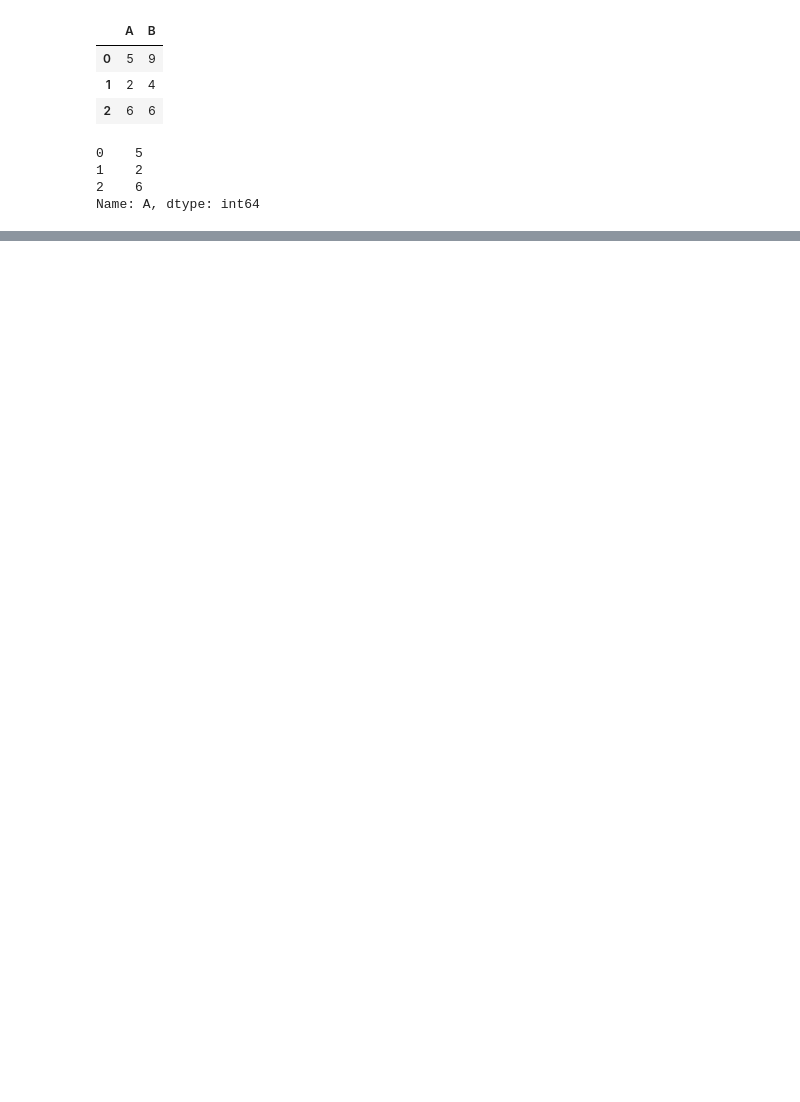
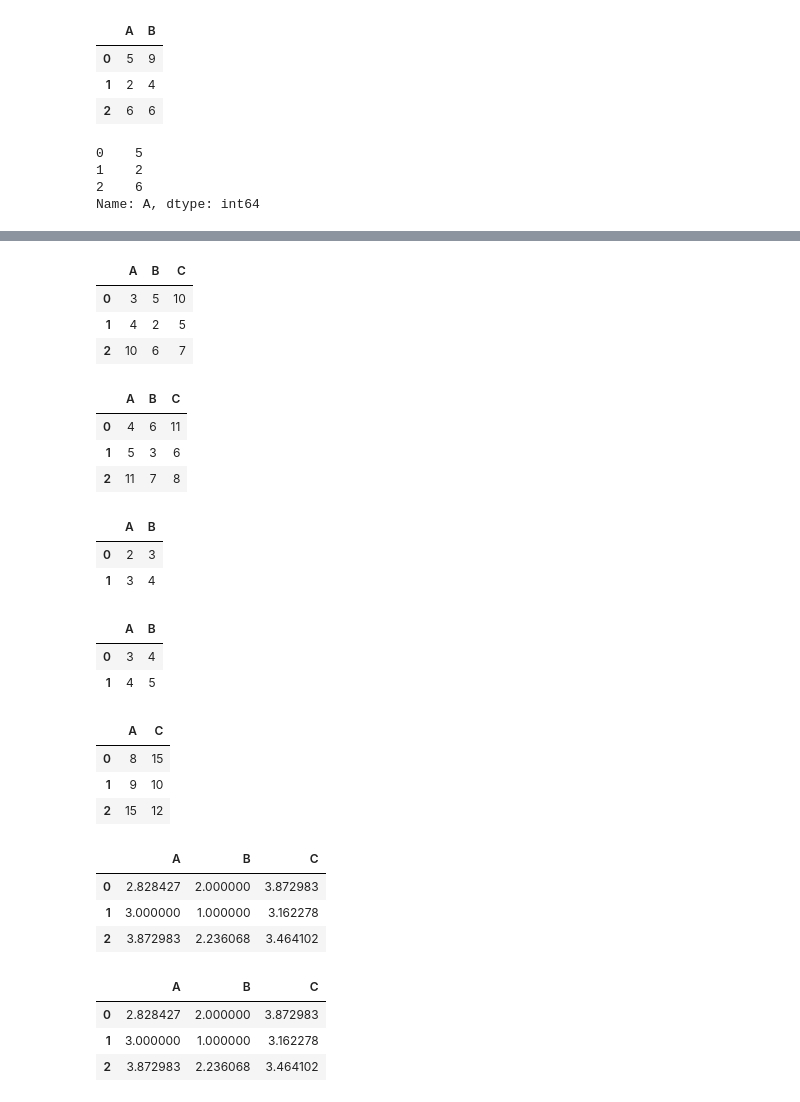
Before and after one commit to ddannybb25/python, a Jupyter notebook: apply_lambda.ipynb, the cells around one changed output, grey strips where cells are left out. Drawn from its saved outputs; the diff is of its cells as text; code cells hidden in the pictures; blank space fills up the shorter version.

Commit message:
apply,lambda 추가

```diff
--- a/apply_lambda.ipynb
+++ b/apply_lambda.ipynb
@@ -63,0 +60,17 @@ df=pd.
+# %%
+df2=pd.DataFrame([[2,4,9],[3,1,4],[9,5,6]],columns=['A','B','C'])
+# %%
+df2.apply(plus_one) #정의한 함수를 apply에 적용
+# %% [output]
+|  | A | B | C |
+| 0 | 3 | 5 | 10 |
+| 1 | 4 | 2 | 5 |
+| 2 | 10 | 6 | 7 |
+# %%
+df2.apply(lambda x:x+1) #lambda를 정의하여 apply에 적용
+#def로 만드는 것 대신 lambda로 만들려면 'lambda 입력값:결과값' 순으로 입력
+# %% [output]
+|  | A | B | C |
+| 0 | 4 | 6 | 11 |
+| 1 | 5 | 3 | 6 |
+| 2 | 11 | 7 | 8 |
@@ -63,0 +79,12 @@ df=pd.
+# %%
+df3
+# %% [output]
+|  | A | B |
+| 0 | 2 | 3 |
+| 1 | 3 | 4 |
+# %%
+df3.apply(lambda x:x+1)
+# %% [output]
+|  | A | B |
+| 0 | 3 | 4 |
+| 1 | 4 | 5 |
@@ -63,0 +96,22 @@ df=pd.
+# %%
+df[['A','C']]=df[['A','C']].apply(lambda x: x+2)
+df[['A','C']]
+# %% [output]
+|  | A | C |
+| 0 | 8 | 15 |
+| 1 | 9 | 10 |
+| 2 | 15 | 12 |
+# %%
+df.apply(np.sqrt) #numpy 함수와 다른 라이브러리의 연산함수들도 모두 apply에 적용
+# %% [output]
+|  | A | B | C |
+| 0 | 2.828427 | 2.000000 | 3.872983 |
+| 1 | 3.000000 | 1.000000 | 3.162278 |
+| 2 | 3.872983 | 2.236068 | 3.464102 |
+# %%
+df.apply(lambda x:np.sqrt(x))
+# %% [output]
+|  | A | B | C |
+| 0 | 2.828427 | 2.000000 | 3.872983 |
+| 1 | 3.000000 | 1.000000 | 3.162278 |
+| 2 | 3.872983 | 2.236068 | 3.464102 |
```
Also changed, not shown: parts of 8 cells of this notebook.
